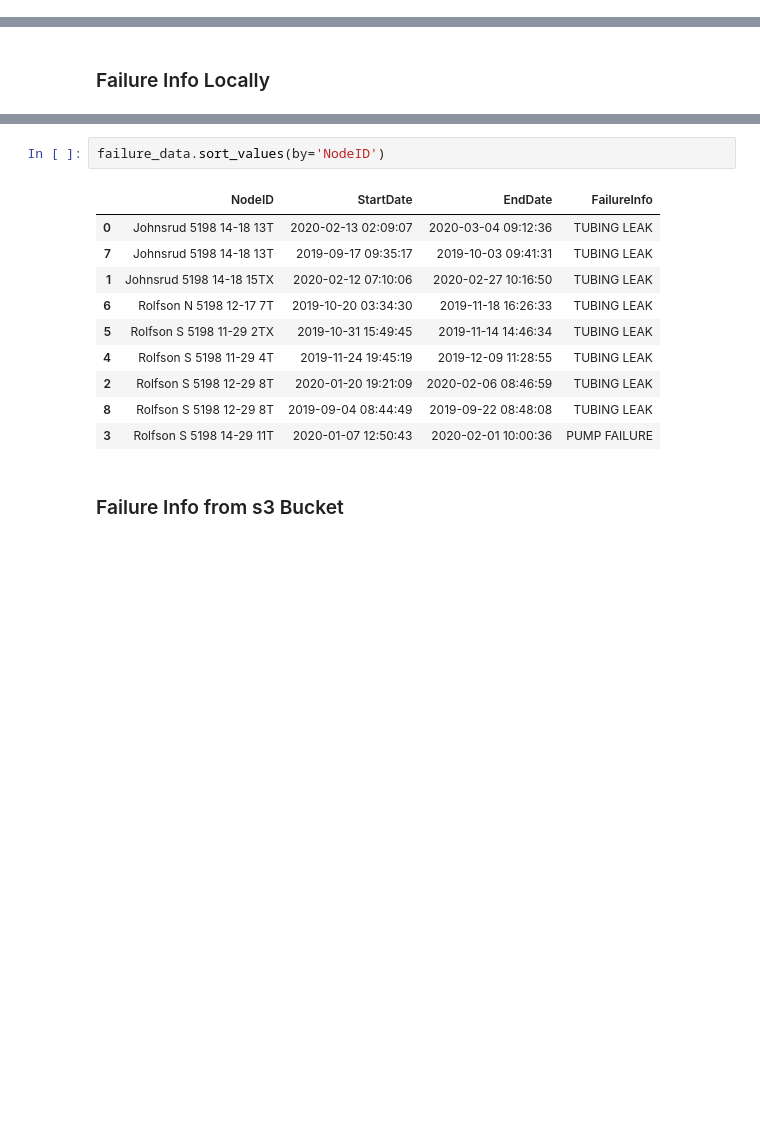
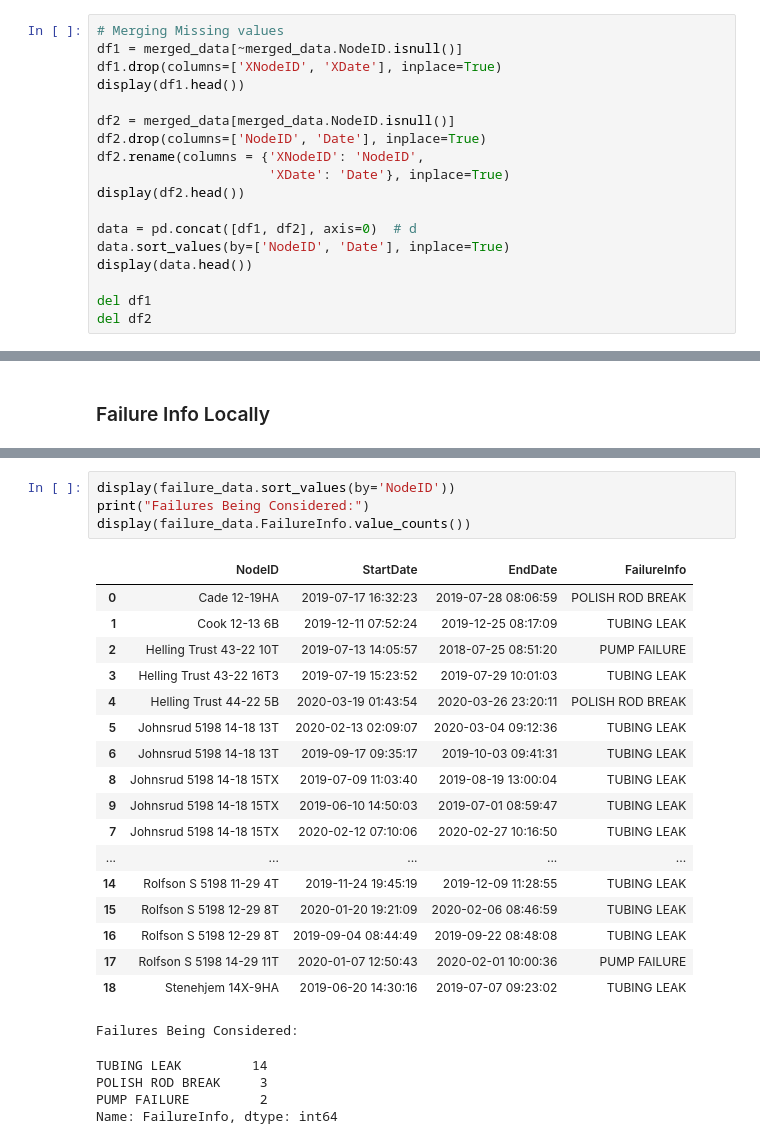
Before and after one commit to Ashitha97/ESP, a Jupyter notebook: data_analysis_notebooks/Combining Data.ipynb, the cells around one changed output, grey strips where cells are left out. Drawn from its saved outputs; the diff is of its cells as text; blank space fills up the shorter version.

```diff
--- a/data_analysis_notebooks/Combining Data.ipynb
+++ b/data_analysis_notebooks/Combining Data.ipynb
@@ -94,0 +134,18 @@ Wall time: 33.1 s
+# %%
+# Merging Missing values
+df1 = merged_data[~merged_data.NodeID.isnull()]
+df1.drop(columns=['XNodeID', 'XDate'], inplace=True)
+display(df1.head())
+
+df2 = merged_data[merged_data.NodeID.isnull()]
+df2.drop(columns=['NodeID', 'Date'], inplace=True)
+df2.rename(columns = {'XNodeID': 'NodeID',
+                      'XDate': 'Date'}, inplace=True)
+display(df2.head())
+
+data = pd.concat([df1, df2], axis=0)  # d
+data.sort_values(by=['NodeID', 'Date'], inplace=True)
+display(data.head())
+
+del df1
+del df2
@@ -208,15 +270,27 @@ See the caveats in the documentation: https://pandas.pydata.org/pandas-docs/stab
-# %%
-failure_data.sort_values(by='NodeID')
-# %% [output]
-|  | NodeID | StartDate | EndDate | FailureInfo |
-| 0 | Johnsrud 5198 14-18 13T | 2020-02-13 02:09:07 | 2020-03-04 09:12:36 | TUBING LEAK |
-| 7 | Johnsrud 5198 14-18 13T | 2019-09-17 09:35:17 | 2019-10-03 09:41:31 | TUBING LEAK |
-| 1 | Johnsrud 5198 14-18 15TX | 2020-02-12 07:10:06 | 2020-02-27 10:16:50 | TUBING LEAK |
-| 6 | Rolfson N 5198 12-17 7T | 2019-10-20 03:34:30 | 2019-11-18 16:26:33 | TUBING LEAK |
-| 5 | Rolfson S 5198 11-29 2TX | 2019-10-31 15:49:45 | 2019-11-14 14:46:34 | TUBING LEAK |
-| 4 | Rolfson S 5198 11-29 4T | 2019-11-24 19:45:19 | 2019-12-09 11:28:55 | TUBING LEAK |
-| 2 | Rolfson S 5198 12-29 8T | 2020-01-20 19:21:09 | 2020-02-06 08:46:59 | TUBING LEAK |
-| 8 | Rolfson S 5198 12-29 8T | 2019-09-04 08:44:49 | 2019-09-22 08:48:08 | TUBING LEAK |
-| 3 | Rolfson S 5198 14-29 11T | 2020-01-07 12:50:43 | 2020-02-01 10:00:36 | PUMP FAILURE |
-# %% [markdown]
-### Failure Info from s3 Bucket
+# %%
+display(failure_data.sort_values(by='NodeID'))
+print("Failures Being Considered:")
+display(failure_data.FailureInfo.value_counts())
+# %% [output]
+|  | NodeID | StartDate | EndDate | FailureInfo |
+| 0 | Cade 12-19HA | 2019-07-17 16:32:23 | 2019-07-28 08:06:59 | POLISH ROD BREAK |
+| 1 | Cook 12-13 6B | 2019-12-11 07:52:24 | 2019-12-25 08:17:09 | TUBING LEAK |
+| 2 | Helling Trust 43-22 10T | 2019-07-13 14:05:57 | 2018-07-25 08:51:20 | PUMP FAILURE |
+| 3 | Helling Trust 43-22 16T3 | 2019-07-19 15:23:52 | 2019-07-29 10:01:03 | TUBING LEAK |
+| 4 | Helling Trust 44-22 5B | 2020-03-19 01:43:54 | 2020-03-26 23:20:11 | POLISH ROD BREAK |
+| 5 | Johnsrud 5198 14-18 13T | 2020-02-13 02:09:07 | 2020-03-04 09:12:36 | TUBING LEAK |
+| 6 | Johnsrud 5198 14-18 13T | 2019-09-17 09:35:17 | 2019-10-03 09:41:31 | TUBING LEAK |
+| 8 | Johnsrud 5198 14-18 15TX | 2019-07-09 11:03:40 | 2019-08-19 13:00:04 | TUBING LEAK |
+| 9 | Johnsrud 5198 14-18 15TX | 2019-06-10 14:50:03 | 2019-07-01 08:59:47 | TUBING LEAK |
+| 7 | Johnsrud 5198 14-18 15TX | 2020-02-12 07:10:06 | 2020-02-27 10:16:50 | TUBING LEAK |
+| ... | ... | ... | ... | ... |
+| 14 | Rolfson S 5198 11-29 4T | 2019-11-24 19:45:19 | 2019-12-09 11:28:55 | TUBING LEAK |
+| 15 | Rolfson S 5198 12-29 8T | 2020-01-20 19:21:09 | 2020-02-06 08:46:59 | TUBING LEAK |
+| 16 | Rolfson S 5198 12-29 8T | 2019-09-04 08:44:49 | 2019-09-22 08:48:08 | TUBING LEAK |
+| 17 | Rolfson S 5198 14-29 11T | 2020-01-07 12:50:43 | 2020-02-01 10:00:36 | PUMP FAILURE |
+| 18 | Stenehjem 14X-9HA | 2019-06-20 14:30:16 | 2019-07-07 09:23:02 | TUBING LEAK |
+Failures Being Considered:
+TUBING LEAK         14
+POLISH ROD BREAK     3
+PUMP FAILURE         2
+Name: FailureInfo, dtype: int64
```
Also changed, not shown: parts of 29 cells of this notebook, 9 other files.
